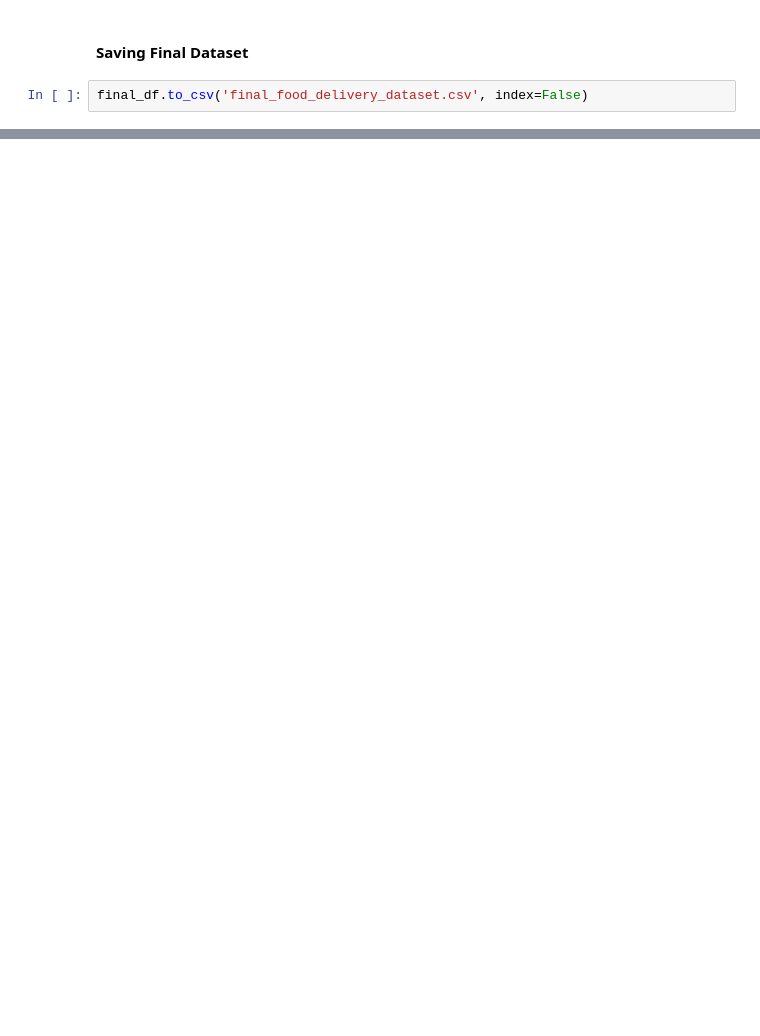
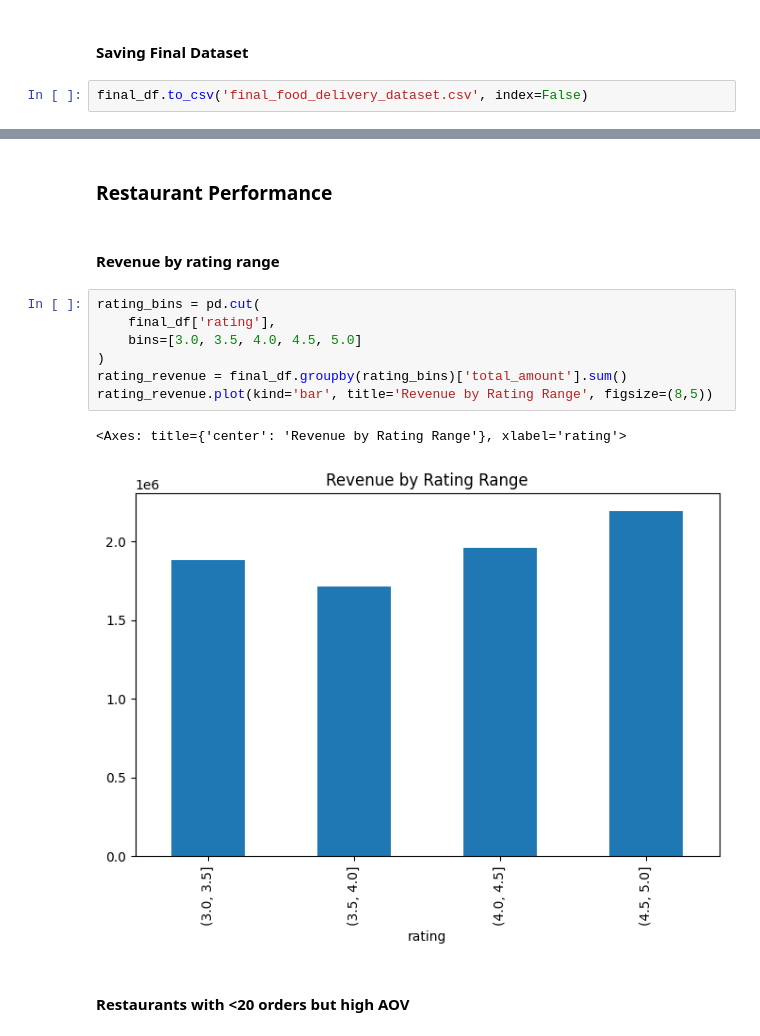
Before and after one commit to RajendharAre/Data_Analytics, a Jupyter notebook: Innomatics_Data_Analytics_Task.ipynb, the cells around one changed output, grey strips where cells are left out. Drawn from its saved outputs; the diff is of its cells as text; blank space fills up the shorter version.

```diff
--- a/Innomatics_Data_Analytics_Task.ipynb
+++ b/Innomatics_Data_Analytics_Task.ipynb
@@ -91,0 +234,16 @@ final_df.to_csv('final_food_delivery_dataset.csv', index=False)
+# %% [markdown]
+### Restaurant Performance
+# %% [markdown]
+#### Revenue by rating range
+# %%
+rating_bins = pd.cut(
+    final_df['rating'],
+    bins=[3.0, 3.5, 4.0, 4.5, 5.0]
+)
+rating_revenue = final_df.groupby(rating_bins)['total_amount'].sum()
+rating_revenue.plot(kind='bar', title='Revenue by Rating Range', figsize=(8,5))
+# %% [output]
+<Axes: title={'center': 'Revenue by Rating Range'}, xlabel='rating'>
+[figure, added]
+# %% [markdown]
+#### Restaurants with <20 orders but high AOV
```
Also changed, not shown: parts of 33 cells of this notebook.
